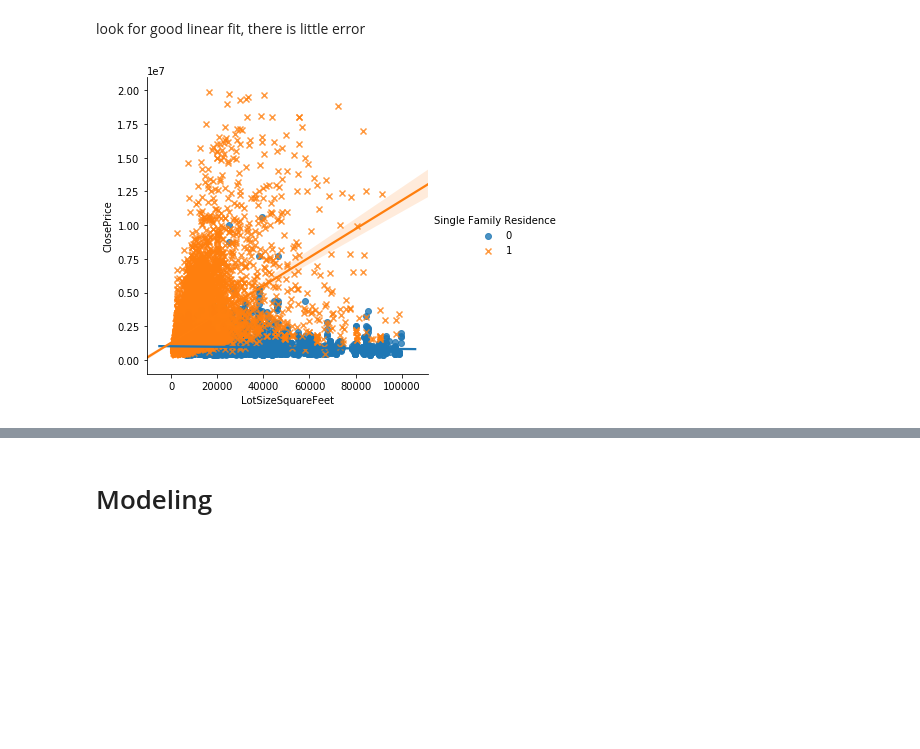
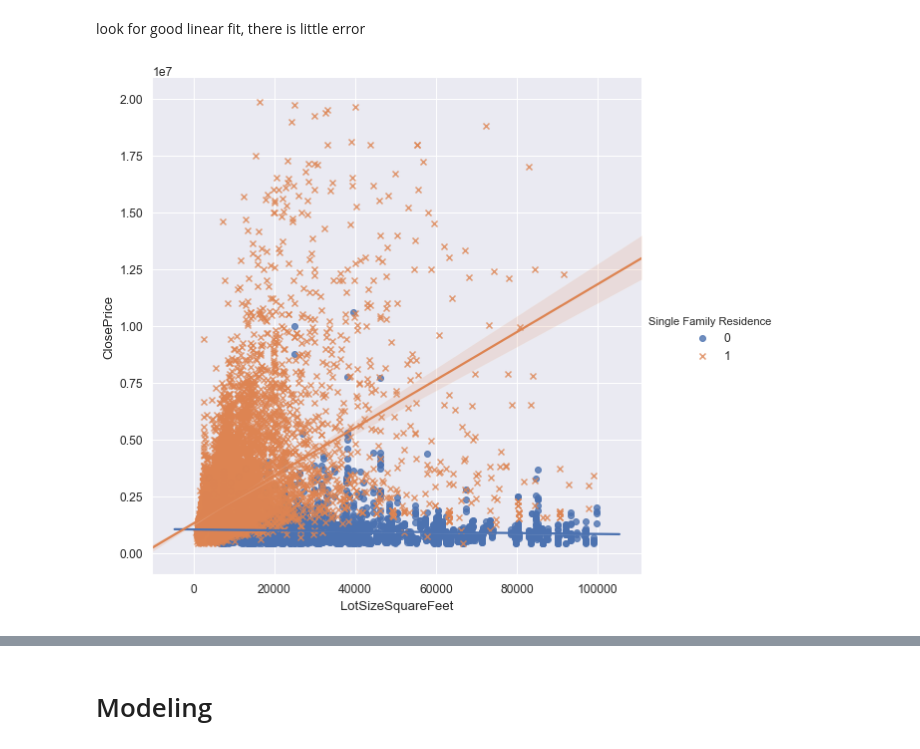
Before and after one commit to esotewic/ultimate_housing_model, a Jupyter notebook: Machine Learning - Housing Data.ipynb, the cells around one changed output, grey strips where cells are left out. Saved outputs shown, nothing was run; the diff lists cells and outputs as text; code cells hidden in the pictures; blank space fills up the shorter version.

```diff
--- a/Machine Learning - Housing Data.ipynb
+++ b/Machine Learning - Housing Data.ipynb
@@ -603,5 +616,20 @@ master.shape
 # %% [markdown]
 ## Add 10 Year Bond Market Price
+# %%
+def impute_bondprice(cols):
+    Bond10Year = cols[0]
+    CloseYear = cols[1]
+    if pd.isnull(Bond10Year):
+        if CloseYear == 2016:
+            return np.mean(master[master.CloseYear == 2016]['Bond10Year'])
+        elif CloseYear == 2017:
+            return np.mean(master[master.CloseYear == 2017]['Bond10Year'])
+        elif CloseYear == 2018:
+            return np.mean(master[master.CloseYear == 2018]['Bond10Year'])
+        else:
+            return np.mean(master[master.CloseYear == 2019]['Bond10Year'])
+    else:
+        return Bond10Year
 # %%
 master['BondDate']=pd.to_datetime(master.CloseDate).dt.date
 master['BondDate'] = master['BondDate'].apply(lambda x: (x - datetime.timedelta(1*365/12)))
@@ -612,7 +640,8 @@ bond_dic = dict(zip(bond_prices.DATE, bond_prices.DGS10))
 master['Bond10Year'] = pd.to_datetime(master.BondDate).astype(str)
 master['Bond10Year'] = master['Bond10Year'].map(bond_dic)
 master['Bond10Year'] = master['Bond10Year'].apply(float)
-master['Bond10Year'] = master['Bond10Year'].fillna(np.mean(master.Bond10Year))
+# master['Bond10Year'] = master['Bond10Year'].fillna(np.mean(master.Bond10Year))
+master.Bond10Year = master[['Bond10Year','CloseYear']].apply(impute_bondprice,axis=1)
 # %%
 master.info()
 # %% [output]
@@ -741,8 +770,9 @@ sns.heatmap(master[[
 fig, ax = plt.subplots(figsize=(10,8))
 sns.heatmap(master[[
 'CloseDate','Age','Bond10Year','WinterIsComing'
-]].corr(),annot=True,cmap="YlGnBu")
-plt.xticks(rotation=90)
+]].corr(),annot=True,cmap="YlGnBu",annot_kws={"size": 15})
+sns.set(font_scale=1.5)
+plt.xticks(rotation=0)
 plt.yticks(rotation = 0)
 # %% [output]
 (array([0.5, 1.5, 2.5]), <a list of 3 Text yticklabel objects>)
@@ -758,7 +788,9 @@ sns.heatmap(master[[
 # %%
 fig, ax = plt.subplots(figsize=(10,8))
-sns.heatmap(master[['CoolingYN', 'FireplaceYN','HeatingYN',
-                'PatioYN', 'PoolPrivateYN','CommonWalls']].corr(),annot=True,cmap="YlGnBu")
-plt.xticks(rotation=90)
+sns.set(font_scale=1.1)
+sns.heatmap(master[['CoolingYN', 'FireplaceYN','HeatingYN','ViewYN',
+                'PatioYN', 'PoolPrivateYN','CommonWalls']].corr(),annot=True,cmap="YlGnBu",annot_kws={"size": 15})
+
 plt.yticks(rotation = 0)
+plt.xticks(rotation=45)
 # %% [output]
@@ -800,10 +833,12 @@ master.describe()
 # %% [markdown]
 look for good linear fit, there is little error
 # %%
+
+
 sns.lmplot(data=master, x='LotSizeSquareFeet', y = 'ClosePrice',
-           hue = 'Single Family Residence', markers=["o", "x"]);
+           hue = 'Single Family Residence', markers=["o", "x"], size = 8);
 # %% [output]
-[figure, old version]
+[figure, new version]
 # %%
 master.LotSizeSquareFeet.describe()
 # %% [output]
```
Also changed, not shown: parts of 57 cells of this notebook, 1 other file.
